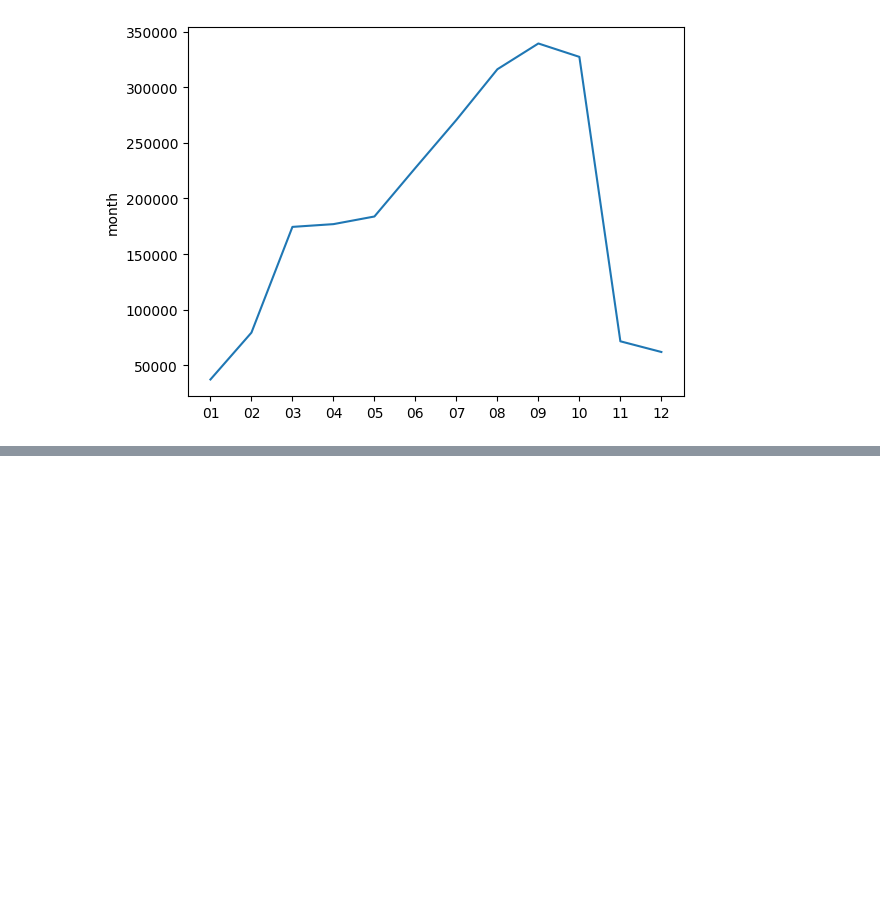
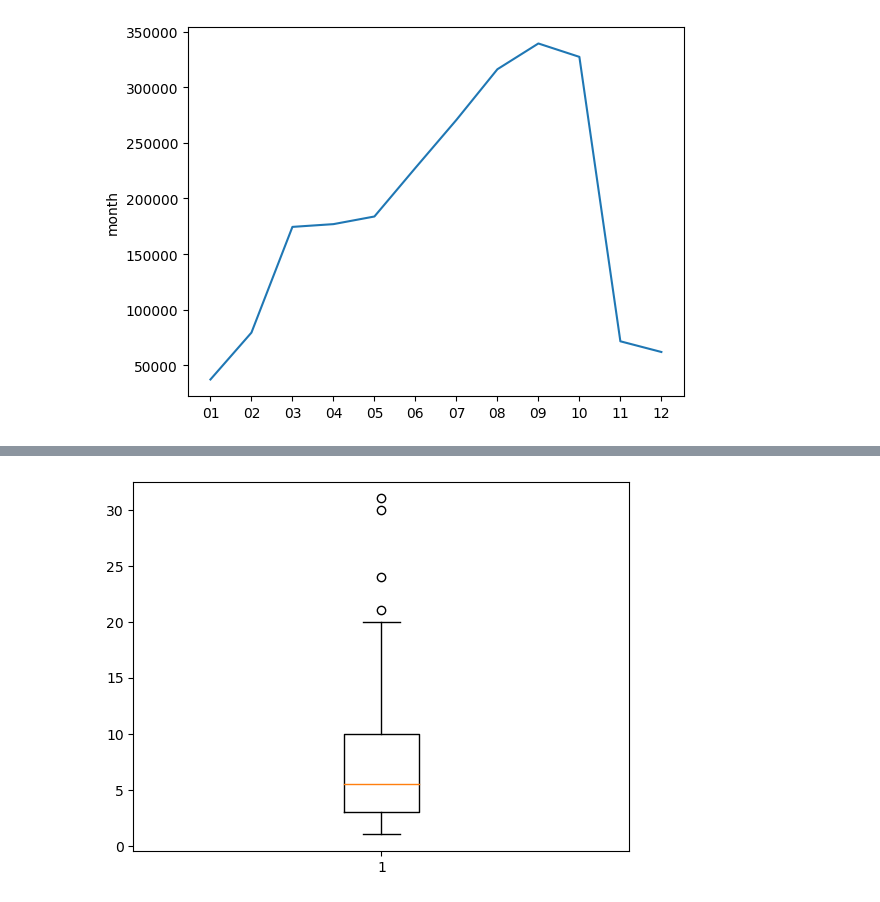
Before and after one commit to boostcampaitech4lv23recsys1/level2_dkt_recsys-level2-recsys-01, a Jupyter notebook: eda.ipynb, the cells around one changed output, grey strips where cells are left out. Drawn from its saved outputs; the diff is of its cells as text; code cells hidden in the pictures; blank space fills up the shorter version.

```diff
--- a/eda.ipynb
+++ b/eda.ipynb
@@ -791,0 +797,2 @@ sns.lineplot(train['month'].value_counts().sort_index())
+# %%
+train = pd.read_csv('train_data.csv')
@@ -791,0 +813,4 @@ sns.lineplot(train['month'].value_counts().sort_index())
+# %%
+# 유저별 태그별 푼 문제 수
+by_tag = train.groupby(['userID', 'KnowledgeTag'])['Timestamp'].count()
+by_tag
@@ -791,0 +850,6 @@ sns.lineplot(train['month'].value_counts().sort_index())
+# %%
+fig, ax = plt.subplots()
+ax.boxplot(by_tag.loc[730])
+plt.show()
+# %% [output]
+[figure, added]
```
Also changed, not shown: parts of 14 cells of this notebook, 5 other files.
